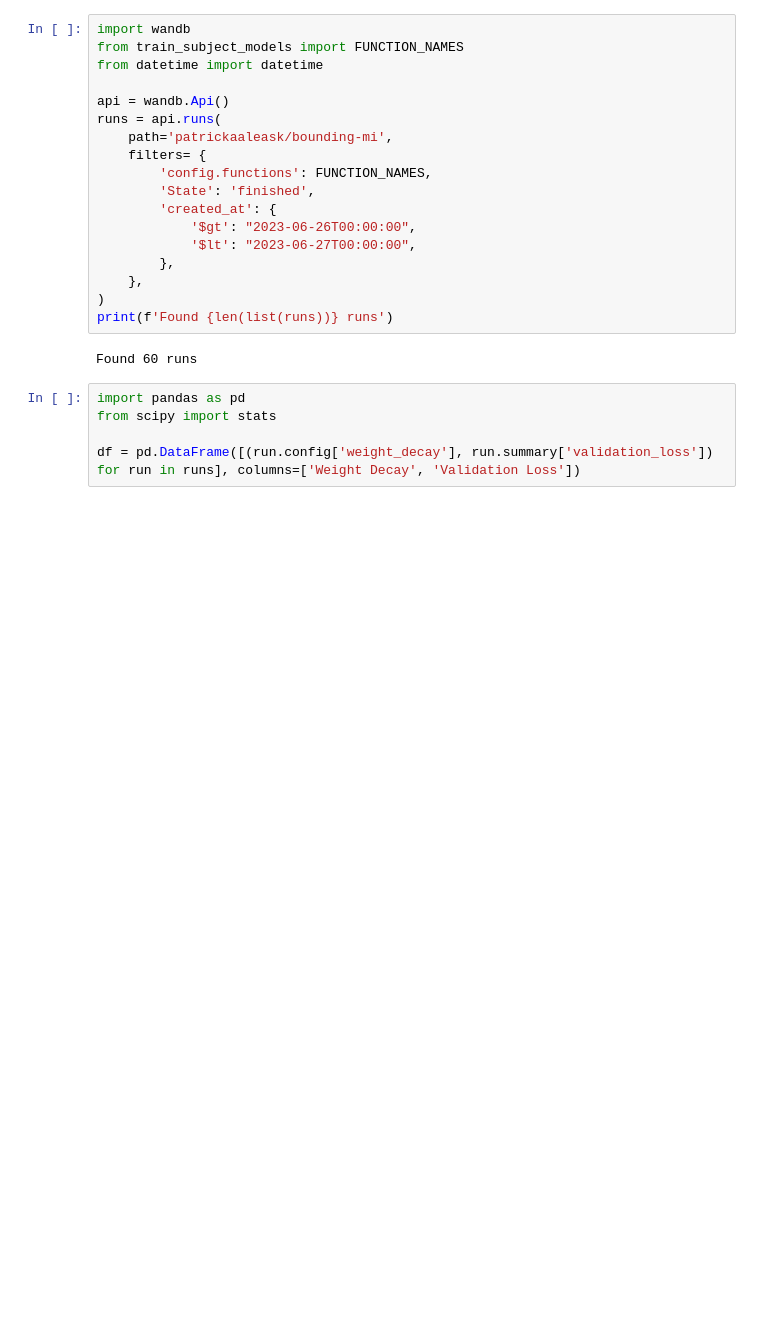
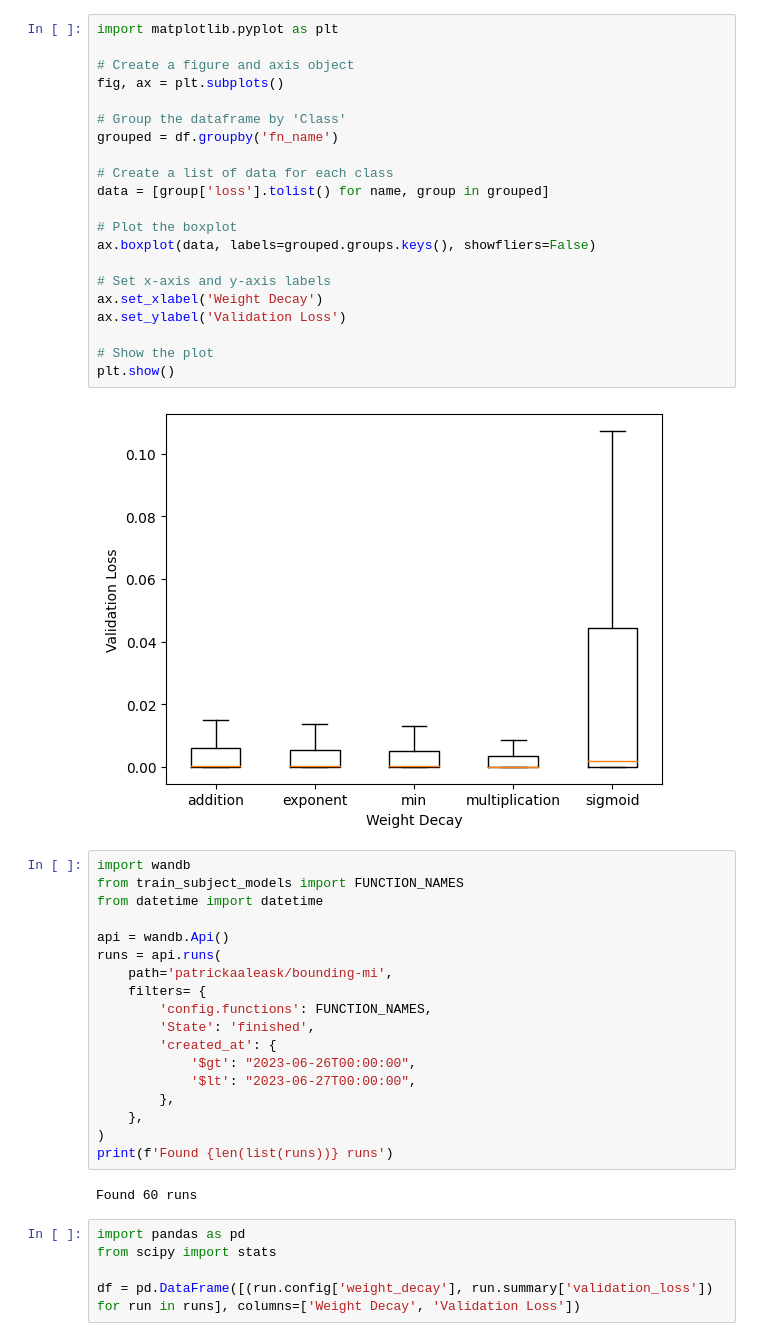
Before and after one commit to pleask/ALMI, a Jupyter notebook: analysis.ipynb, the cells around one changed output. Cells and saved outputs as stored; diff of their text form; blank space fills up the shorter version.

```diff
--- a/analysis.ipynb
+++ b/analysis.ipynb
@@ -1,3 +59,26 @@
+# %%
+import matplotlib.pyplot as plt
+
+# Create a figure and axis object
+fig, ax = plt.subplots()
+
+# Group the dataframe by 'Class'
+grouped = df.groupby('fn_name')
+
+# Create a list of data for each class
+data = [group['loss'].tolist() for name, group in grouped]
+
+# Plot the boxplot
+ax.boxplot(data, labels=grouped.groups.keys(), showfliers=False)
+
+# Set x-axis and y-axis labels
+ax.set_xlabel('Weight Decay')
+ax.set_ylabel('Validation Loss')
+
+# Show the plot
+plt.show()
+# %% [output]
+[figure, added]
 # %%
 import wandb
 from train_subject_models import FUNCTION_NAMES
```
Also changed, not shown: parts of 7 cells of this notebook, 5 other files.
